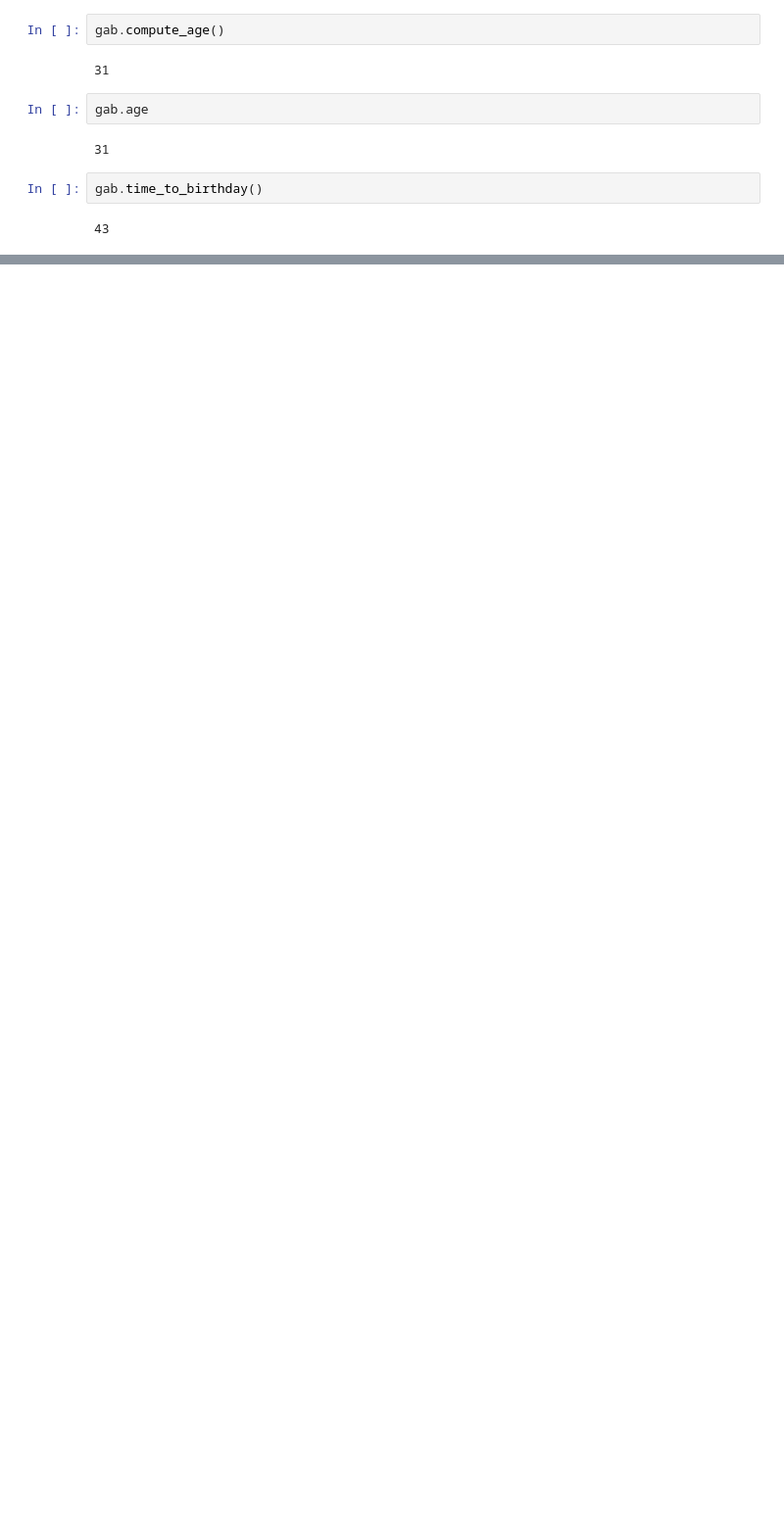
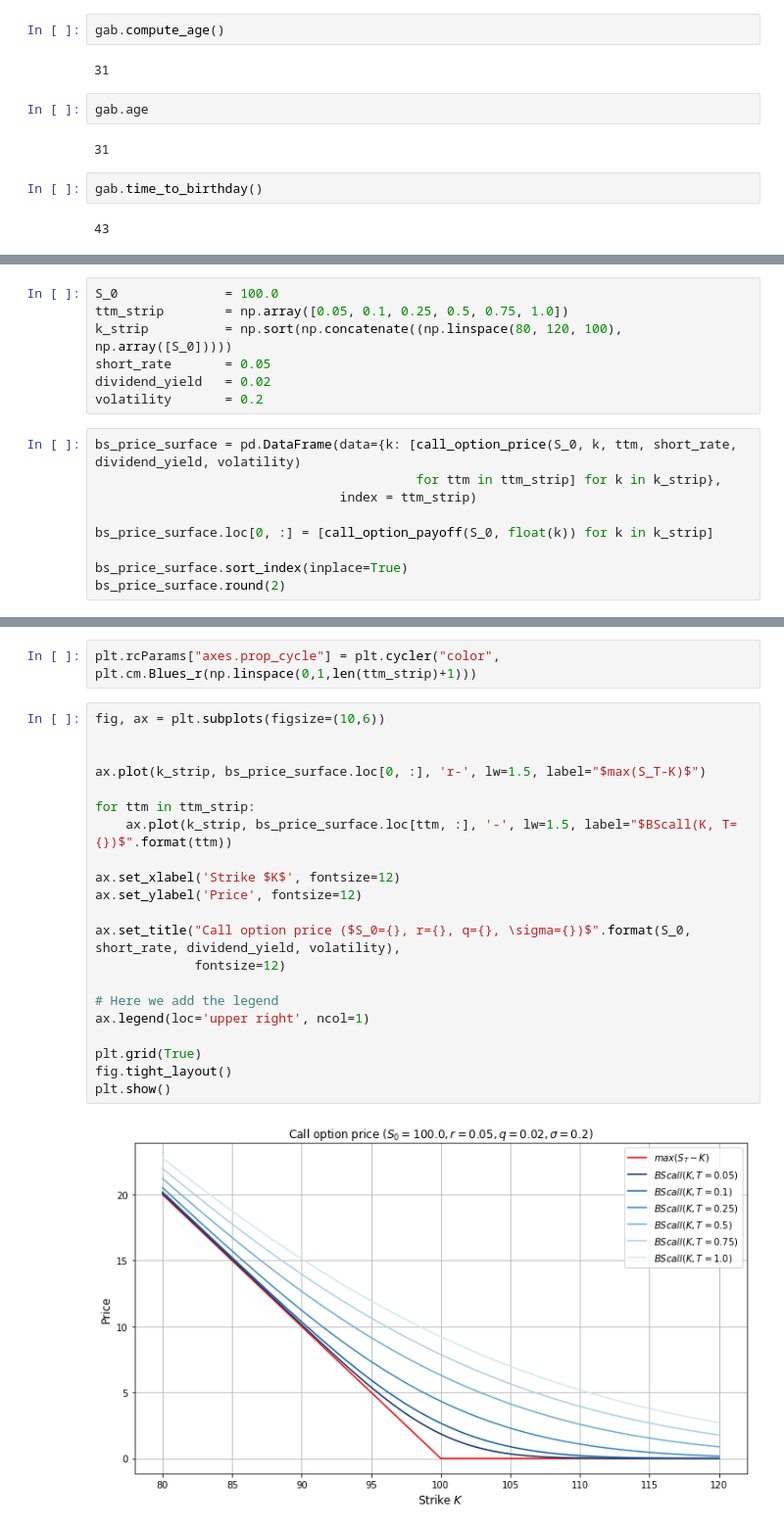
Before and after one commit to gabrielepompa88/IT-For-Business-And-Finance-2019-20, a Jupyter notebook: Notebooks/Derivatives_Analytics___Introduction_to_OOP.ipynb, the cells around one changed output, grey strips where cells are left out. Shown at 98% size. Drawn from its saved outputs; the diff is of its cells as text; blank space fills up the shorter version.

```diff
--- a/Notebooks/Derivatives_Analytics___Introduction_to_OOP.ipynb
+++ b/Notebooks/Derivatives_Analytics___Introduction_to_OOP.ipynb
@@ -283,0 +358,16 @@ My name is Albert Einstein
+# %%
+S_0              = 100.0
+ttm_strip        = np.array([0.05, 0.1, 0.25, 0.5, 0.75, 1.0])
+k_strip          = np.sort(np.concatenate((np.linspace(80, 120, 100), np.array([S_0]))))
+short_rate       = 0.05
+dividend_yield   = 0.02
+volatility       = 0.2
+# %%
+bs_price_surface = pd.DataFrame(data={k: [call_option_price(S_0, k, ttm, short_rate, dividend_yield, volatility)
+                                          for ttm in ttm_strip] for k in k_strip},
+                                index = ttm_strip)
+
+bs_price_surface.loc[0, :] = [call_option_payoff(S_0, float(k)) for k in k_strip]
+
+bs_price_surface.sort_index(inplace=True)
+bs_price_surface.round(2)
@@ -283,0 +384,25 @@ My name is Albert Einstein
+# %%
+plt.rcParams["axes.prop_cycle"] = plt.cycler("color", plt.cm.Blues_r(np.linspace(0,1,len(ttm_strip)+1)))
+# %%
+fig, ax = plt.subplots(figsize=(10,6))
+
+
+ax.plot(k_strip, bs_price_surface.loc[0, :], 'r-', lw=1.5, label="$max(S_T-K)$")
+
+for ttm in ttm_strip:
+    ax.plot(k_strip, bs_price_surface.loc[ttm, :], '-', lw=1.5, label="$BScall(K, T={})$".format(ttm))
+
+ax.set_xlabel('Strike $K$', fontsize=12)
+ax.set_ylabel('Price', fontsize=12)
+
+ax.set_title("Call option price ($S_0={}, r={}, q={}, \sigma={})$".format(S_0, short_rate, dividend_yield, volatility),
+             fontsize=12)
+
+# Here we add the legend
+ax.legend(loc='upper right', ncol=1)
+
+plt.grid(True)
+fig.tight_layout()
+plt.show()
+# %% [output]
+[figure, added]
```
Also changed, not shown: parts of 22 cells of this notebook.
